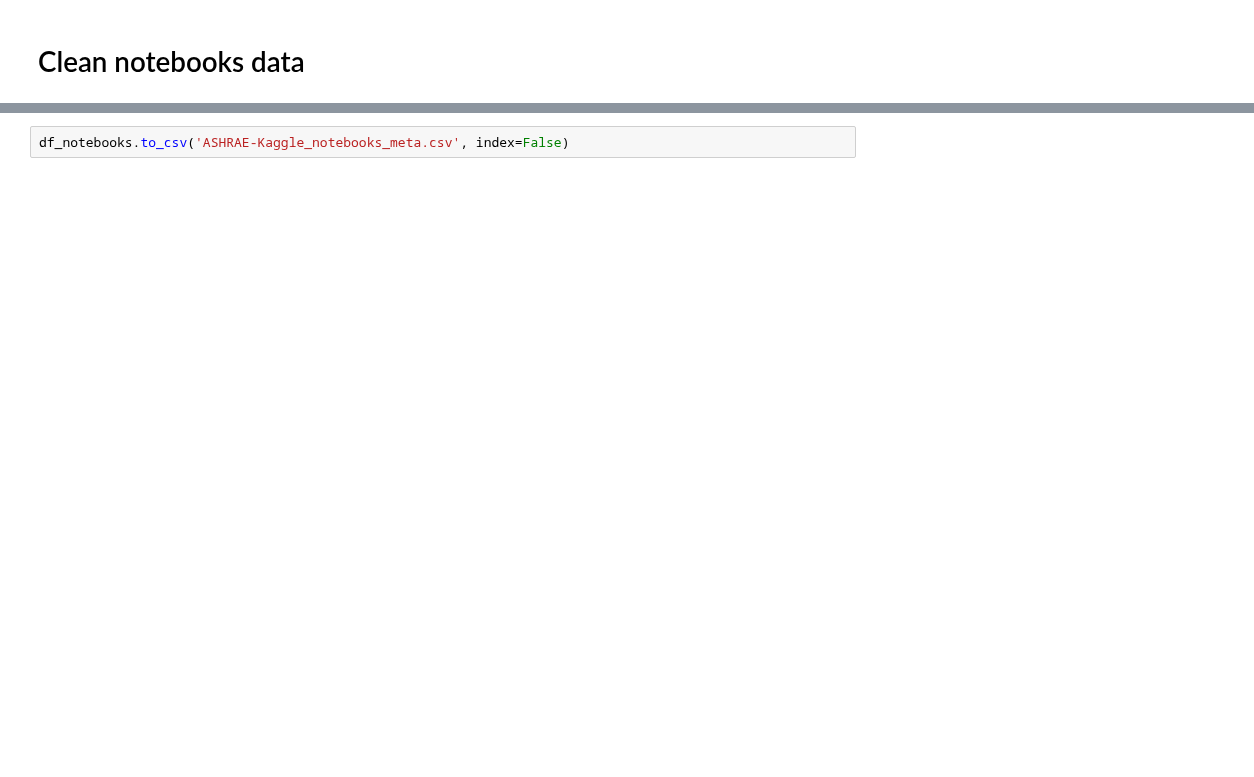
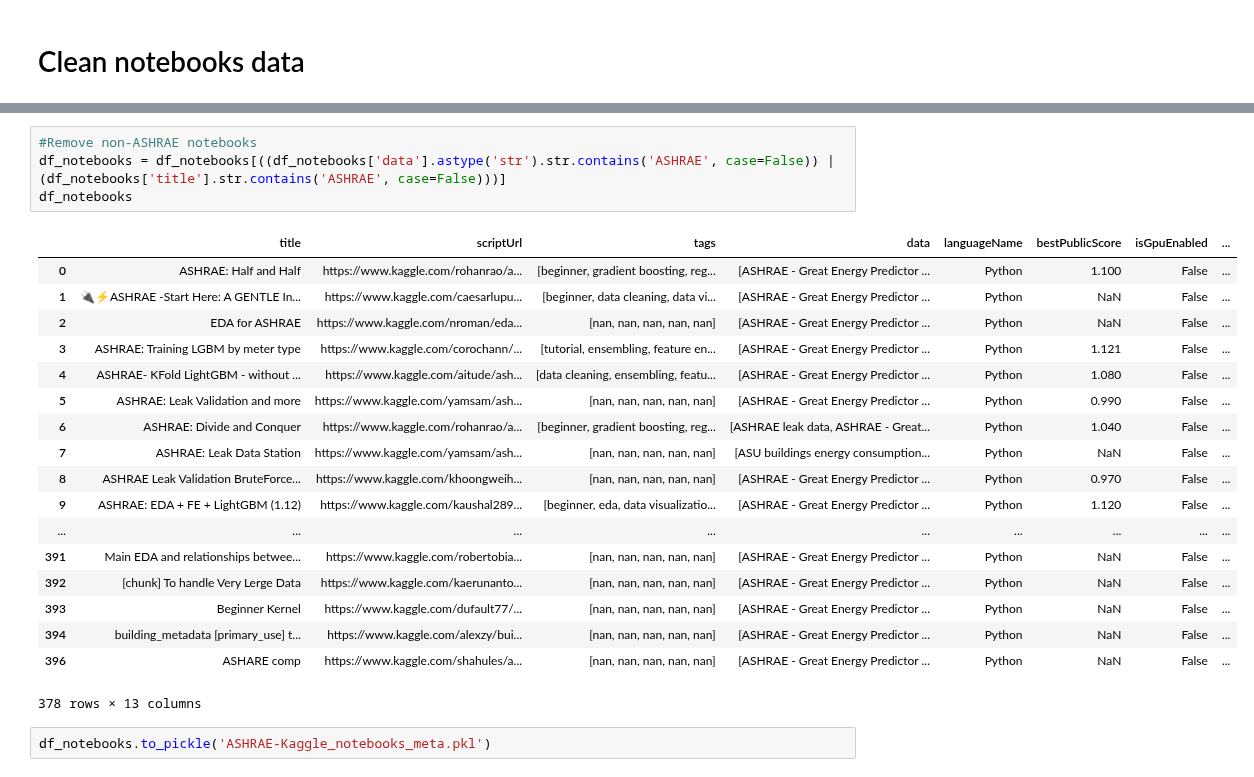
Before and after one commit to buds-lab/ashrae-great-energy-predictor-3-overview-analysis, a Jupyter notebook: Section3/NotebookDataCleaning.ipynb, the cells around one changed output, grey strips where cells are left out. Cells and saved outputs as stored; diff of their text form; blank space fills up the shorter version.

```diff
--- a/Section3/NotebookDataCleaning.ipynb
+++ b/Section3/NotebookDataCleaning.ipynb
@@ -101,2 +116,25 @@ df_notebooks
+# %%
+#Remove non-ASHRAE notebooks
+df_notebooks = df_notebooks[((df_notebooks['data'].astype('str').str.contains('ASHRAE', case=False)) | (df_notebooks['title'].str.contains('ASHRAE', case=False)))]
+df_notebooks
+# %% [output]
+|  | title | scriptUrl | tags | data | languageName | bestPublicScore | isGpuEnabled | ... |
+| 0 | ASHRAE: Half and Half | https://www.kaggle.com/rohanrao/a... | [beginner, gradient boosting, reg... | [ASHRAE - Great Energy Predictor ... | Python | 1.100 | False | ... |
+| 1 | 🔌⚡ASHRAE -Start Here: A GENTLE In... | https://www.kaggle.com/caesarlupu... | [beginner, data cleaning, data vi... | [ASHRAE - Great Energy Predictor ... | Python | NaN | False | ... |
+| 2 | EDA for ASHRAE | https://www.kaggle.com/nroman/eda... | [nan, nan, nan, nan, nan] | [ASHRAE - Great Energy Predictor ... | Python | NaN | False | ... |
+| 3 | ASHRAE: Training LGBM by meter type | https://www.kaggle.com/corochann/... | [tutorial, ensembling, feature en... | [ASHRAE - Great Energy Predictor ... | Python | 1.121 | False | ... |
+| 4 | ASHRAE- KFold LightGBM - without ... | https://www.kaggle.com/aitude/ash... | [data cleaning, ensembling, featu... | [ASHRAE - Great Energy Predictor ... | Python | 1.080 | False | ... |
+| 5 | ASHRAE: Leak Validation and more | https://www.kaggle.com/yamsam/ash... | [nan, nan, nan, nan, nan] | [ASHRAE - Great Energy Predictor ... | Python | 0.990 | False | ... |
+| 6 | ASHRAE: Divide and Conquer | https://www.kaggle.com/rohanrao/a... | [beginner, gradient boosting, reg... | [ASHRAE leak data, ASHRAE - Great... | Python | 1.040 | False | ... |
+| 7 | ASHRAE: Leak Data Station | https://www.kaggle.com/yamsam/ash... | [nan, nan, nan, nan, nan] | [ASU buildings energy consumption... | Python | NaN | False | ... |
+| 8 | ASHRAE Leak Validation BruteForce... | https://www.kaggle.com/khoongweih... | [nan, nan, nan, nan, nan] | [ASHRAE - Great Energy Predictor ... | Python | 0.970 | False | ... |
+| 9 | ASHRAE: EDA + FE + LightGBM (1.12) | https://www.kaggle.com/kaushal289... | [beginner, eda, data visualizatio... | [ASHRAE - Great Energy Predictor ... | Python | 1.120 | False | ... |
+| ... | ... | ... | ... | ... | ... | ... | ... | ... |
+| 391 | Main EDA and relationships betwee... | https://www.kaggle.com/robertobia... | [nan, nan, nan, nan, nan] | [ASHRAE - Great Energy Predictor ... | Python | NaN | False | ... |
+| 392 | [chunk] To handle Very Lerge Data | https://www.kaggle.com/kaerunanto... | [nan, nan, nan, nan, nan] | [ASHRAE - Great Energy Predictor ... | Python | NaN | False | ... |
+| 393 | Beginner Kernel | https://www.kaggle.com/dufault77/... | [nan, nan, nan, nan, nan] | [ASHRAE - Great Energy Predictor ... | Python | NaN | False | ... |
+| 394 | building_metadata [primary_use] t... | https://www.kaggle.com/alexzy/bui... | [nan, nan, nan, nan, nan] | [ASHRAE - Great Energy Predictor ... | Python | NaN | False | ... |
+| 396 | ASHARE comp | https://www.kaggle.com/shahules/a... | [nan, nan, nan, nan, nan] | [ASHRAE - Great Energy Predictor ... | Python | NaN | False | ... |
+378 rows × 13 columns
 # %%
-df_notebooks.to_csv('ASHRAE-Kaggle_notebooks_meta.csv', index=False)
+df_notebooks.to_pickle('ASHRAE-Kaggle_notebooks_meta.pkl')
```
Also changed, not shown: parts of 3 cells of this notebook, 3 other files.
